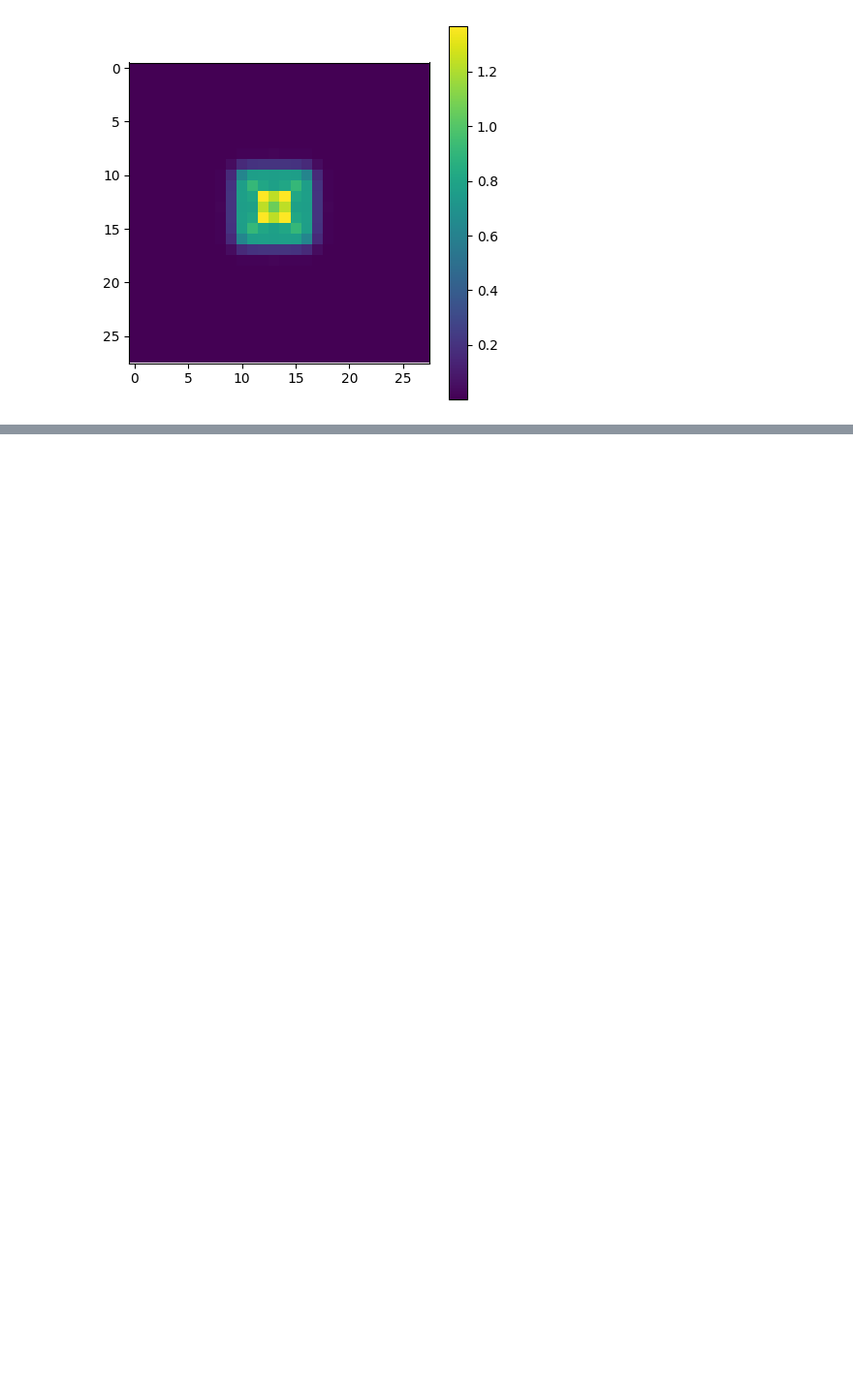
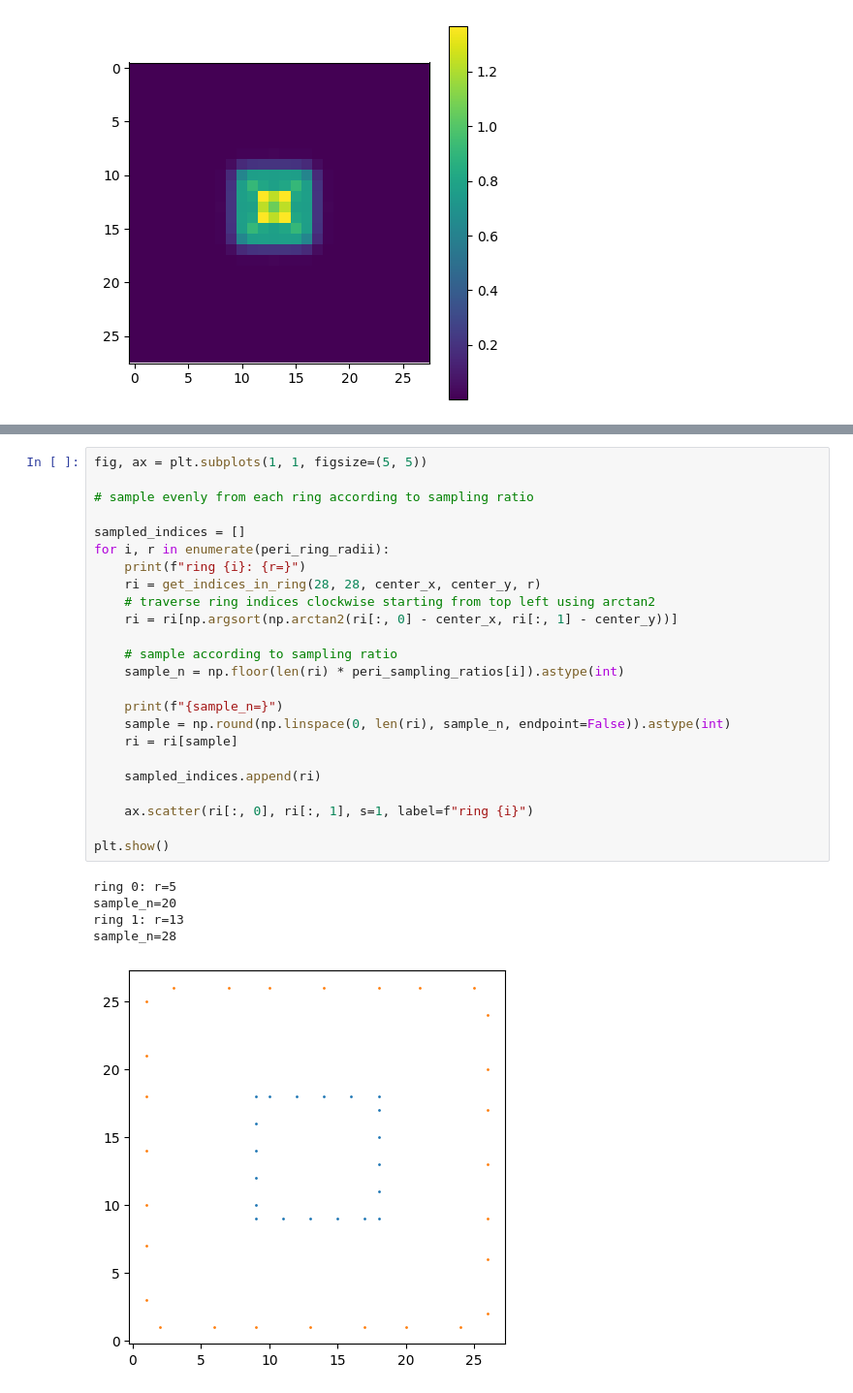
Before and after one commit to ivegner/FoVAE, a Jupyter notebook: foveal_pooling_test.ipynb, the cells around one changed output, grey strips where cells are left out. Shown at 97% size. Saved outputs shown, nothing was run; the diff lists cells and outputs as text; blank space fills up the shorter version.

```diff
--- a/foveal_pooling_test.ipynb
+++ b/foveal_pooling_test.ipynb
@@ -360,0 +416,30 @@ torch.Size([3, 7, 7])
+# %%
+fig, ax = plt.subplots(1, 1, figsize=(5, 5))
+
+# sample evenly from each ring according to sampling ratio
+
+sampled_indices = []
+for i, r in enumerate(peri_ring_radii):
+    print(f"ring {i}: {r=}")
+    ri = get_indices_in_ring(28, 28, center_x, center_y, r)
+    # traverse ring indices clockwise starting from top left using arctan2
+    ri = ri[np.argsort(np.arctan2(ri[:, 0] - center_x, ri[:, 1] - center_y))]
+
+    # sample according to sampling ratio
+    sample_n = np.floor(len(ri) * peri_sampling_ratios[i]).astype(int)
+
+    print(f"{sample_n=}")
+    sample = np.round(np.linspace(0, len(ri), sample_n, endpoint=False)).astype(int)
+    ri = ri[sample]
+
+    sampled_indices.append(ri)
+
+    ax.scatter(ri[:, 0], ri[:, 1], s=1, label=f"ring {i}")
+
+plt.show()
+# %% [output]
+ring 0: r=5
+sample_n=20
+ring 1: r=13
+sample_n=28
+[figure, added]
```
Also changed, not shown: parts of 12 cells of this notebook.
